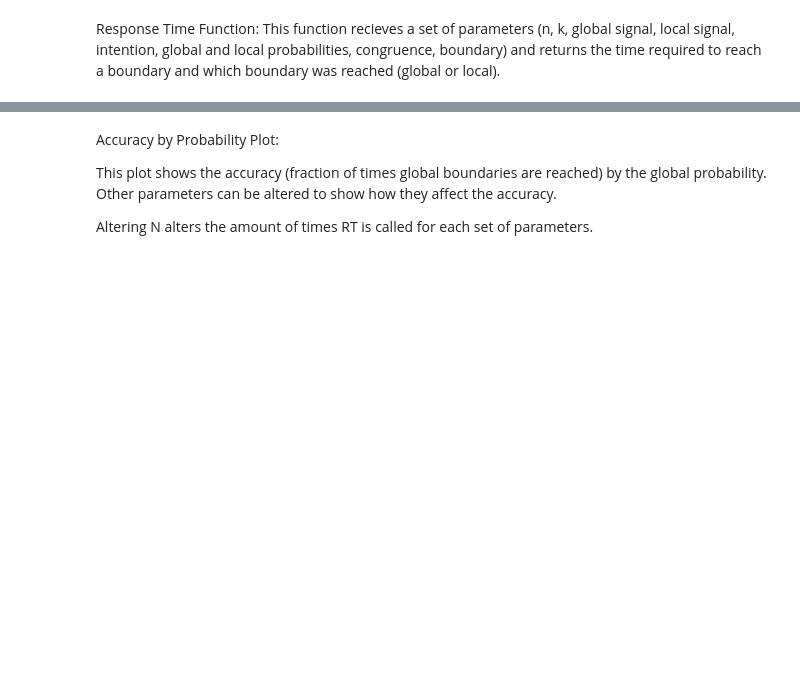
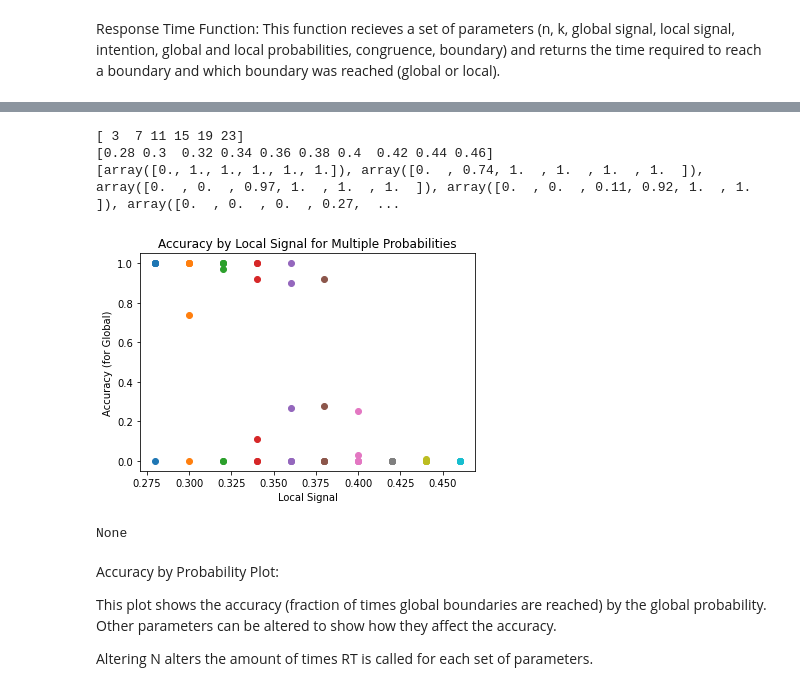
Before and after one commit to yGit741/comdepri, a Jupyter notebook: accuracy_simulation_210121.ipynb, the cells around one changed output, grey strips where cells are left out. Saved outputs shown, nothing was run; the diff lists cells and outputs as text; code cells hidden in the pictures; blank space fills up the shorter version.

```diff
--- a/accuracy_simulation_210121.ipynb
+++ b/accuracy_simulation_210121.ipynb
@@ -90,3 +115,30 @@ def plot_acc_by_prob(N=100, min=0, max=61, step = 1, global_s=0.55, local_s=0.45
+# %%
+def plot_acc_for_mult_prob_by_loc_sig(N=100, probmin=3, probmax=25, locmin=0.28, locmax=0.48, pstep = 4, locstep=0.02, n=6, global_s=0.55):
+  prob_array = np.array(range(probmin,probmax,pstep))
+  print(prob_array)
+  loc_sig_array = np.arange(locmin, locmax, locstep)
+  print(loc_sig_array)
+  lst_for_plot=[]
+  for sig in loc_sig_array:
+    acc_by_prob = lambda y: df_accuracy(N=N, p_global=y, global_s=global_s, local_s=sig, n=n)
+    array_of_prob_for_single_loc_sig = np.array([acc_by_prob(yi) for yi in prob_array])
+    lst_for_plot.append(array_of_prob_for_single_loc_sig)
+  print(lst_for_plot)
+  for xe, ye in zip(loc_sig_array, lst_for_plot):
+    plt.scatter([xe]*len(ye), ye)
+
+  plt.title('Accuracy by Local Signal for Multiple Probabilities')
+  plt.xlabel('Local Signal')
+  plt.ylabel('Accuracy (for Global)')
+  return plt.show()
+
+print(plot_acc_for_mult_prob_by_loc_sig())
+# %% [output]
+[ 3  7 11 15 19 23]
+[0.28 0.3  0.32 0.34 0.36 0.38 0.4  0.42 0.44 0.46]
+[array([0., 1., 1., 1., 1., 1.]), array([0.  , 0.74, 1.  , 1.  , 1.  , 1.  ]), array([0.  , 0.  , 0.97, 1.  , 1.  , 1.  ]), array([0.  , 0.  , 0.11, 0.92, 1.  , 1.  ]), array([0.  , 0.  , 0.  , 0.27,  ...
+[figure, added]
+None
 # %% [markdown]
 Accuracy by Probability Plot:
 
```
Also changed, not shown: parts of 1 cell of this notebook.
